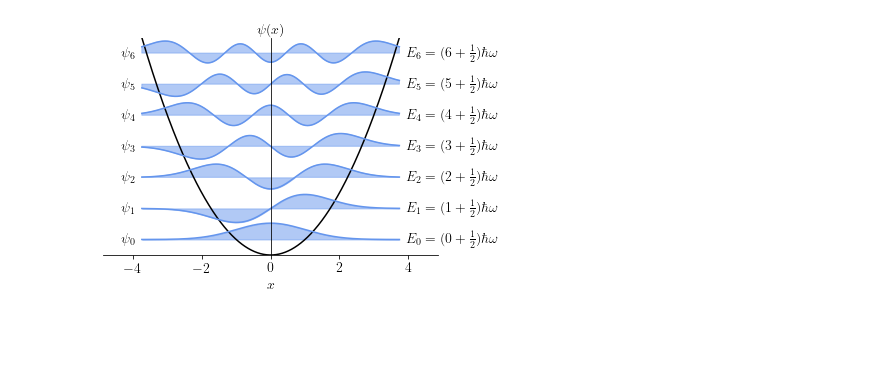
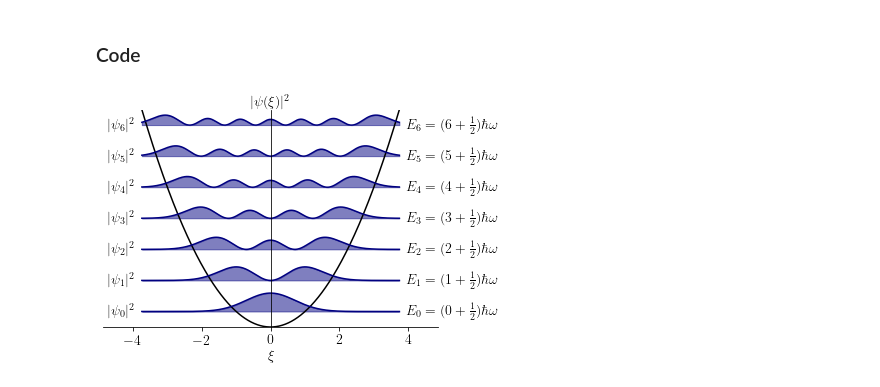
Before and after one commit to maran8m/mmp1-hs20, a Jupyter notebook: quantum-harmonic-oscillator.ipynb, the cells around one changed output. Saved outputs shown, nothing was run; the diff lists cells and outputs as text; code cells hidden in the pictures; blank space fills up the shorter version.

```diff
--- a/quantum-harmonic-oscillator.ipynb
+++ b/quantum-harmonic-oscillator.ipynb
@@ -1,3 +53,5 @@
+# %% [markdown]
+### Code
 # %%
 import numpy as np
 from matplotlib import rc
@@ -6,49 +60,49 @@ import matplotlib.pyplot as plt
 rc('font', **{'family': 'serif', 'serif': ['Computer Modern'], 'size': 14})
 rc('text', usetex=True)
 
-# PLOT_PROB=False plots the wavefunction, psi; PLOT_PROB=True plots |psi|^2
-PLOT_PROB = False
+# PLOT_PROB=False plots the wavefunction psi; PLOT_PROB=True plots the density |psi|^2
+PLOT_PROB = True
 
-# Maximum vibrational quantum number to calculate wavefunction for
-VMAX = 6
+# Maximum quantum number to calculate wavefunction for
+N = 6
 
 # Some appearance settings
-# Pad the q-axis on each side of the maximum turning points by this fraction
+# Pad the x-axis on each side of the maximum turning points by this fraction
 XPAD_FRAC = 1.3
-# Scale the wavefunctions by this much so they don't overlap
+# Scale the wavefunctions so they don't overlap
 SCALING = 0.7
-# Colours of the wavefunctions
+# Colors of the wavefunctions
 if PLOT_PROB:
     COLOR = 'navy'
 else:
     COLOR = 'cornflowerblue'
 
-# Normalization constant and energy for vibrational state v
-N = lambda v: 1./np.sqrt(np.sqrt(np.pi)*2**v*math.factorial(v))
-get_E = lambda v: v + 0.5
+# Normalization constant and energy level for quantum number n
+NORM_CONST = lambda n: 1./np.sqrt(np.sqrt(np.pi)*2**n*math.factorial(n))
+get_E = lambda n: n + 0.5
 
 def make_Hr():
     """Return a list of np.poly1d objects representing Hermite polynomials."""
 
-    # Define the Hermite polynomials up to order VMAX by recursion:
-    # H_[v] = 2qH_[v-1] - 2(v-1)H_[v-2]
-    Hr = [None] * (VMAX + 1)
+    # Define the Hermite polynomials up to order N by recursion:
+    # H_[n] = 2xH_[n-1] - 2(n-1)H_[n-2]
+    Hr = [None] * (N + 1)
     Hr[0] = np.poly1d([1.,])
     Hr[1] = np.poly1d([2., 0.])
-    for v in range(2, VMAX+1):
-        Hr[v] = Hr[1]*Hr[v-1] - 2*(v-1)*Hr[v-2]
+    for n in range(2, N+1):
+        Hr[n] = Hr[1]*Hr[n-1] - 2*(n-1)*Hr[n-2]
     return Hr
 
 Hr = make_Hr()
 
-def get_psi(v, x):
-    """Return the harmonic oscillator wavefunction for level v on grid x."""
-    return N(v)*Hr[v](x)*np.exp(-x*x/2.)
+def get_psi(n, x):
+    """Return the harmonic oscillator wavefunction for level n on grid x."""
+    return NORM_CONST(n)*Hr[n](x)*np.exp(-x*x/2.)
 
-def get_turning_points(v):
-    """Return the classical turning points for state v."""
-    qmax = np.sqrt(2. * get_E(v + 0.5))
-    return -qmax, qmax
+def get_turning_points(n):
+    """Return the classical turning points for state n."""
+    xmax = np.sqrt(2. * get_E(n + 0.5))
+    return -xmax, xmax
 
 def get_potential(x):
     """Return potential energy on scaled oscillator displacement grid x."""
@@ -56,7 +110,7 @@ def get_potential(x):
 
 
 fig, ax = plt.subplots()
-xmin, xmax = get_turning_points(VMAX)
+xmin, xmax = get_turning_points(N)
 zmin, zmax = XPAD_FRAC * xmin, XPAD_FRAC * xmax
 x = np.linspace(xmin, xmax, 500)
 V = get_potential(x)
@@ -71,46 +125,45 @@ def plot_func(ax, f, scaling=1, yoffset=0):
     ax.fill_between(x, f*scaling + yoffset, yoffset, f > 0.,
                     color=COLOR, alpha=0.5)
     ax.fill_between(x, f*scaling + yoffset, yoffset, f < 0.,
                     color=COLOR, alpha=0.5)
 
 # Plot the potential V(x).
 ax.plot(x, V, color='k', linewidth=1.5)
 
-# Plot each of the wavefunctions (or probability distributions) up to VMAX.
-for v in range(VMAX+1):
-    psi_v = get_psi(v, x)
-    E_v = get_E(v)
+# Plot each of the wavefunctions (or probability distributions) up to N.
+for n in range(N+1):
+    psi_n = get_psi(n, x)
+    E_n = get_E(n)
     if PLOT_PROB:
-        plot_func(ax, psi_v**2, scaling=SCALING*1.5, yoffset=E_v)
+        plot_func(ax, psi_n**2, scaling=SCALING*1.5, yoffset=E_n)
     else:
-        plot_func(ax, psi_v, scaling=SCALING, yoffset=E_v)
+        plot_func(ax, psi_n, scaling=SCALING, yoffset=E_n)
     # Label energy levels, E = (v+0.5).hbar.omega.
-    ax.text(s=r'$E_{{{}}} = ({}+\frac{{1}}{{2}})\hbar\omega$'.format(v,v), x=xmax+0.2,
-            y=E_v, va='center')
+    ax.text(s=r'$E_{{{}}} = ({}+\frac{{1}}{{2}})\hbar\omega$'.format(n,n), x=xmax+0.2,
+            y=E_n, va='center')
     # Label the vibrational levels.
     if PLOT_PROB:
-         ax.text(s=r'$|\psi_{{{}}}|^2$'.format(v), x=xmin-0.2, y=E_v, va='center', ha='right')
+         ax.text(s=r'$|\psi_{{{}}}|^2$'.format(n), x=xmin-0.2, y=E_n, va='center', ha='right')
     else:
-         ax.text(s=r'$\psi_{{{}}}$'.format(v), x=xmin-0.2, y=E_v, va='center', ha='right')
+         ax.text(s=r'$\psi_{{{}}}$'.format(n), x=xmin-0.2, y=E_n, va='center', ha='right')
 
 # Add a bit of space to the top of the plot.
-ymax = E_v+0.5
+ymax = E_n+0.5
 
 if PLOT_PROB:
-    ylabel = r'$|\psi(x)|^2$'
+    ylabel = r'$|\psi(\xi)|^2$'
 else:
-    ylabel = r'$\psi(x)$'
+    ylabel = r'$\psi(\xi)$'
 ax.text(s=ylabel, x=0, y=ymax, va='bottom', ha='center')
 
-ax.set_xlabel('$x$')
+ax.set_xlabel(r'$\xi$')
 ax.set_xlim(zmin, zmax)
 ax.set_ylim(0, ymax)
 ax.spines['left'].set_position('center')
 ax.set_yticks([])
 ax.spines['top'].set_visible(False)
 ax.spines['right'].set_visible(False)
 
 plt.savefig('qho-psi{}.png'.format(PLOT_PROB+1),bbox_inches='tight', dpi=300)
-plt.show()
 # %% [output]
-[figure, old version]
+[figure, new version]
```
Also changed, not shown: parts of 4 cells of this notebook.
